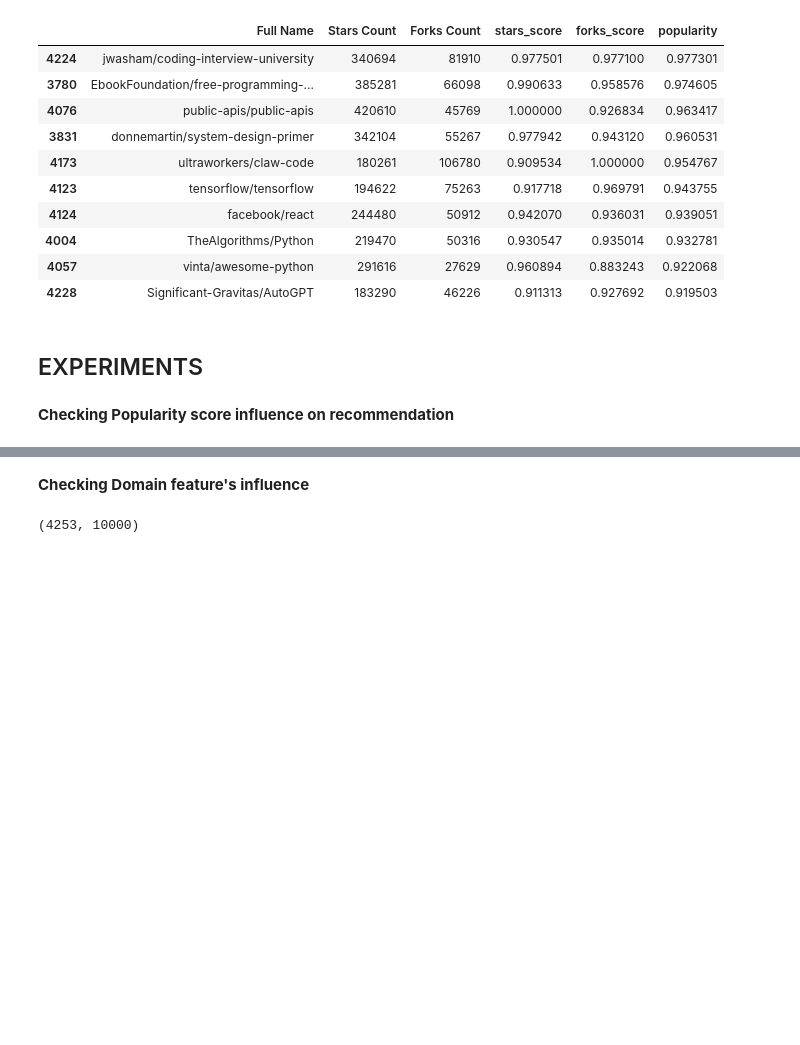
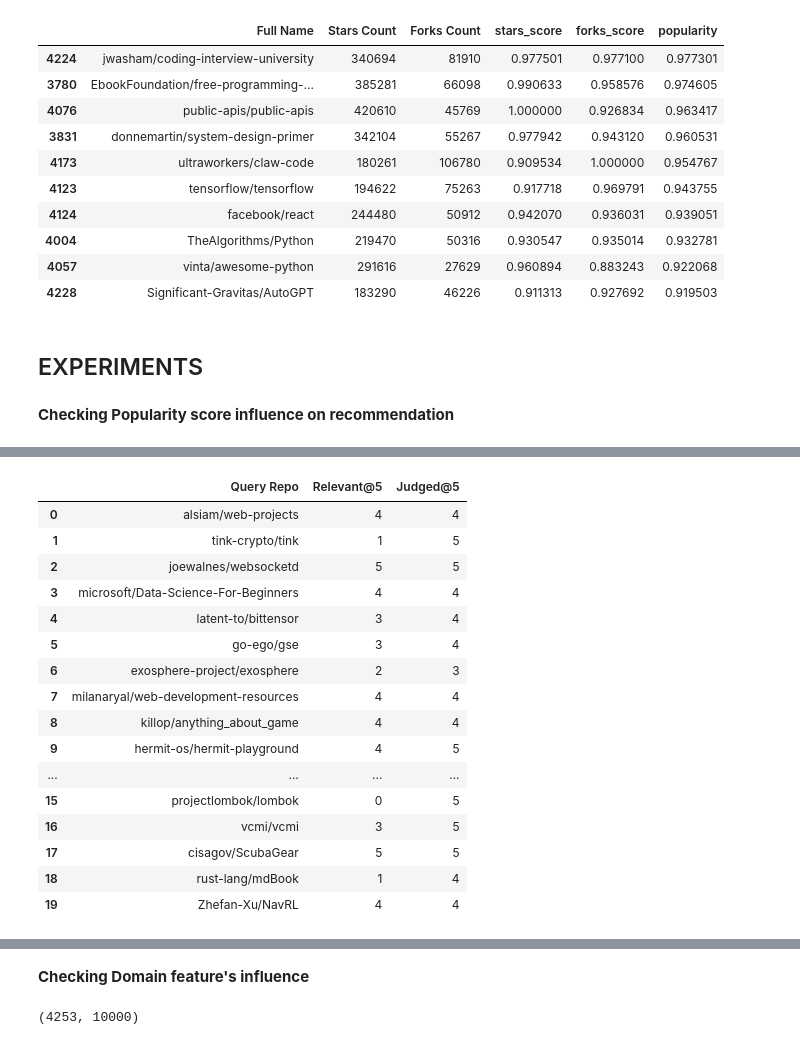
Before and after one commit to Vedid11/OpenSourceCompass, a Jupyter notebook: notebooks/model_training.ipynb, the cells around one changed output, grey strips where cells are left out. Saved outputs shown, nothing was run; the diff lists cells and outputs as text; code cells hidden in the pictures; blank space fills up the shorter version.

```diff
--- a/notebooks/model_training.ipynb
+++ b/notebooks/model_training.ipynb
@@ -343,9 +343,7 @@ df[[
 # Recommender
 def hybrid_recommend(full_name, n=5, lambda_=0.1):
 
-    repo_indices = df.index[
-        df["Full Name"] == full_name
-    ].tolist()
+    repo_indices = df.index[df["Full Name"] == full_name].tolist()
 
     if not repo_indices:
         return "Repository not found"
@@ -354,9 +352,7 @@ def hybrid_recommend(full_name, n=5, lambda_=0.1):
 
     repo_vector = X[idx]
 
-    similarities = cosine_similarity(
-        repo_vector, X
-    )[0]
+    similarities = cosine_similarity(repo_vector, X)[0]
 
     final_scores = (
         (1 - lambda_) * similarities
@@ -388,0 +478,67 @@ def hybrid_recommend(full_name, n=5, lambda_=0.1):
+# %%
+evaluation_extended = pd.read_csv(
+    "../data/evaluation_extended.csv"
+)
+# %%
+lambda_ = 0.2
+
+results = []
+
+for query_repo in evaluation_extended["Query Repo"].unique():
+
+    # Generate the actual hybrid top 5
+    recommendations = hybrid_recommend(
+        query_repo,
+        n=5,
+        lambda_=lambda_
+    )
+
+    # Match those recommendations to our human judgments
+    query_eval = evaluation_extended[
+        evaluation_extended["Query Repo"] == query_repo
+    ]
+
+    relevant = []
+
+    for repo in recommendations["Repository Name"]:
+        match = query_eval[
+            query_eval["Recommended Repo"] == repo
+        ]
+
+        if len(match) > 0:
+            relevant.append(match.iloc[0]["Relevant"])
+        else:
+            # No human judgment yet
+            relevant.append(None)
+
+    results.append({
+        "Query Repo": query_repo,
+        "Relevant@5": sum(
+            x for x in relevant if pd.notna(x)
+        ),
+        "Judged@5": sum(
+            pd.notna(x) for x in relevant
+        )
+    })
+
+hybrid_results = pd.DataFrame(results)
+
+hybrid_results
+# %% [output]
+|  | Query Repo | Relevant@5 | Judged@5 |
+| 0 | alsiam/web-projects | 4 | 4 |
+| 1 | tink-crypto/tink | 1 | 5 |
+| 2 | joewalnes/websocketd | 5 | 5 |
+| 3 | microsoft/Data-Science-For-Beginners | 4 | 4 |
+| 4 | latent-to/bittensor | 3 | 4 |
+| 5 | go-ego/gse | 3 | 4 |
+| 6 | exosphere-project/exosphere | 2 | 3 |
+| 7 | milanaryal/web-development-resources | 4 | 4 |
+| 8 | killop/anything_about_game | 4 | 4 |
+| 9 | hermit-os/hermit-playground | 4 | 5 |
+| ... | ... | ... | ... |
+| 15 | projectlombok/lombok | 0 | 5 |
+| 16 | vcmi/vcmi | 3 | 5 |
+| 17 | cisagov/ScubaGear | 5 | 5 |
+| 18 | rust-lang/mdBook | 1 | 4 |
+| 19 | Zhefan-Xu/NavRL | 4 | 4 |
```
Also changed, not shown: parts of 8 cells of this notebook.
